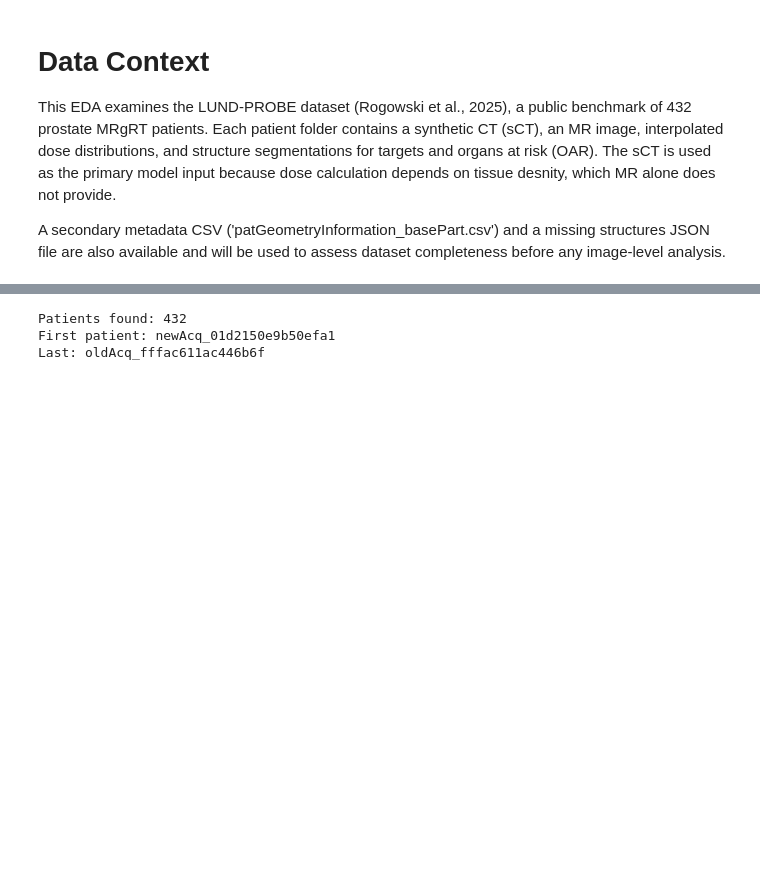
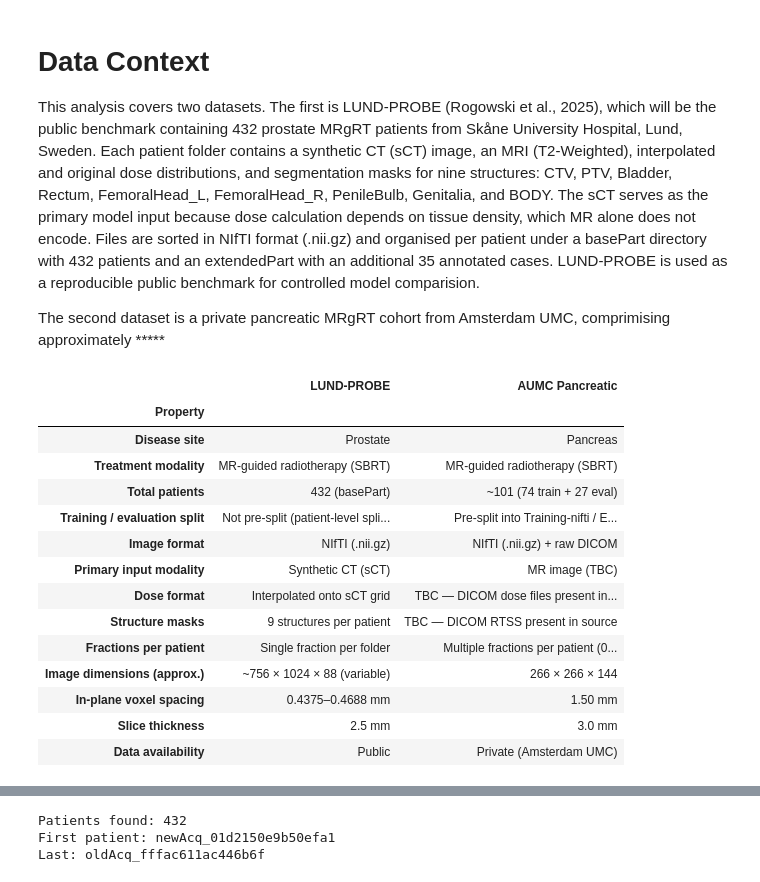
Before and after one commit to annekhalil12/doseprediction, a Jupyter notebook: eda/Exploratory_Data_Analysis.ipynb, the cells around one changed output, grey strips where cells are left out. Cells and saved outputs as stored; diff of their text form; code cells hidden in the pictures; blank space fills up the shorter version.

```diff
--- a/eda/Exploratory_Data_Analysis.ipynb
+++ b/eda/Exploratory_Data_Analysis.ipynb
@@ -1,6 +1,77 @@
 # %% [markdown]
 # Data Context
 
-This EDA examines the LUND-PROBE dataset (Rogowski et al., 2025), a public benchmark of 432 prostate MRgRT patients. Each patient folder contains a synthetic CT (sCT), an MR image, interpolated dose distributions, and structure segmentations for targets  and organs at risk (OAR). The sCT is used as the primary model input because dose calculation depends on tissue desnity, which MR alone does not provide.
+This analysis covers two datasets. The first is LUND-PROBE (Rogowski et al., 2025), which will be the public benchmark containing 432 prostate MRgRT patients from Skåne University Hospital,
+Lund, Sweden. Each patient folder contains a synthetic CT (sCT) image, an MRI (T2-Weighted), interpolated and original dose distributions, and segmentation masks for nine structures: CTV, PTV, Bladder, Rectum, FemoralHead_L, FemoralHead_R, PenileBulb, Genitalia, and BODY. The sCT serves as the primary model input because dose calculation depends on tissue density, which MR alone does not encode. Files are sorted in NIfTI format (.nii.gz) and organised per patient under a basePart directory with 432 patients and an extendedPart with an additional 35 annotated cases. LUND-PROBE is used as a reproducible public benchmark for controlled model comparision.
 
-A secondary metadata CSV ('patGeometryInformation_basePart.csv') and a missing structures JSON file are also available and will be used to assess dataset completeness before any image-level analysis.
+The second dataset is a private pancreatic MRgRT cohort from Amsterdam UMC, comprimising approximately *****
+# %%
+# Summary table comparing key dataset properties side by side.
+# Pancreatic cohort values marked as TBC (to be confirmed) where the
+# data format has not yet been verified with the clinical supervisor.
+
+summary_table = pd.DataFrame({
+    "Property": [
+        "Disease site",
+        "Treatment modality",
+        "Total patients",
+        "Training / evaluation split",
+        "Image format",
+        "Primary input modality",
+        "Dose format",
+        "Structure masks",
+        "Fractions per patient",
+        "Image dimensions (approx.)",
+        "In-plane voxel spacing",
+        "Slice thickness",
+        "Data availability",
+    ],
+    "LUND-PROBE": [
+        "Prostate",
+        "MR-guided radiotherapy (SBRT)",
+        "432 (basePart)",
+        "Not pre-split (patient-level split applied)",
+        "NIfTI (.nii.gz)",
+        "Synthetic CT (sCT)",
+        "Interpolated onto sCT grid",
+        "9 structures per patient",
+        "Single fraction per folder",
+        "~756 × 1024 × 88 (variable)",
+        "0.4375–0.4688 mm",
+        "2.5 mm",
+        "Public",
+    ],
+    "AUMC Pancreatic": [
+        "Pancreas",
+        "MR-guided radiotherapy (SBRT)",
+        "~101 (74 train + 27 eval)",
+        "Pre-split into Training-nifti / Evaluation-nifti",
+        "NIfTI (.nii.gz) + raw DICOM",
+        "MR image (TBC)",
+        "TBC — DICOM dose files present in source",
+        "TBC — DICOM RTSS present in source",
+        "Multiple fractions per patient (0–5+)",
+        "266 × 266 × 144",
+        "1.50 mm",
+        "3.0 mm",
+        "Private (Amsterdam UMC)",
+    ]
+}).set_index("Property")
+
+summary_table
+# %% [output]
+|  | LUND-PROBE | AUMC Pancreatic |
+| Property |  |  |
+| Disease site | Prostate | Pancreas |
+| Treatment modality | MR-guided radiotherapy (SBRT) | MR-guided radiotherapy (SBRT) |
+| Total patients | 432 (basePart) | ~101 (74 train + 27 eval) |
+| Training / evaluation split | Not pre-split (patient-level spli... | Pre-split into Training-nifti / E... |
+| Image format | NIfTI (.nii.gz) | NIfTI (.nii.gz) + raw DICOM |
+| Primary input modality | Synthetic CT (sCT) | MR image (TBC) |
+| Dose format | Interpolated onto sCT grid | TBC — DICOM dose files present in... |
+| Structure masks | 9 structures per patient | TBC — DICOM RTSS present in source |
+| Fractions per patient | Single fraction per folder | Multiple fractions per patient (0... |
+| Image dimensions (approx.) | ~756 × 1024 × 88 (variable) | 266 × 266 × 144 |
+| In-plane voxel spacing | 0.4375–0.4688 mm | 1.50 mm |
+| Slice thickness | 2.5 mm | 3.0 mm |
+| Data availability | Public | Private (Amsterdam UMC) |
```
Also changed, not shown: parts of 6 cells of this notebook.
